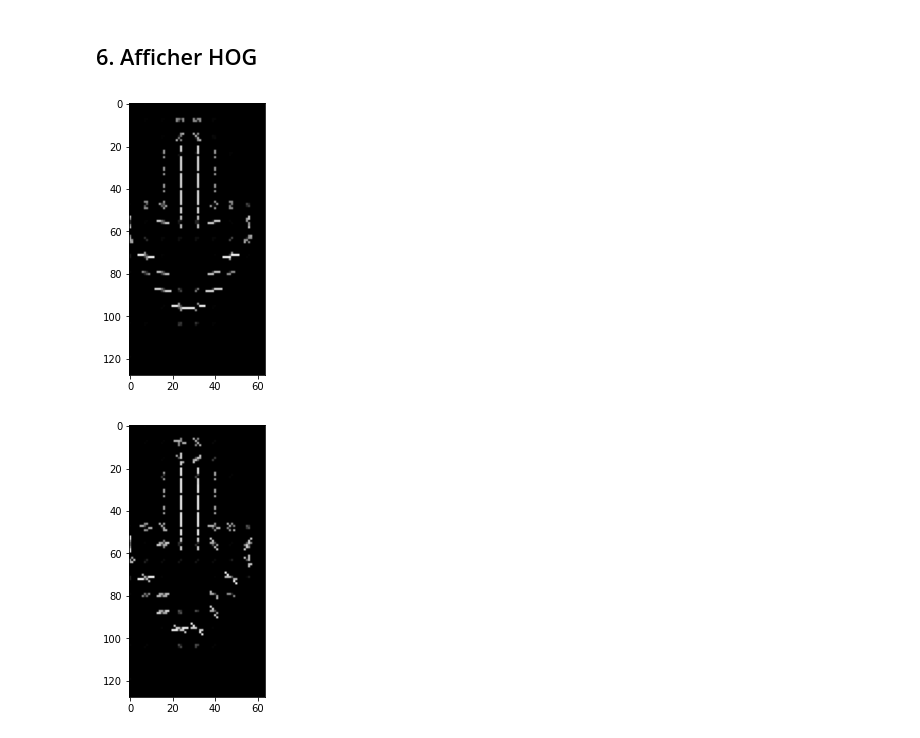
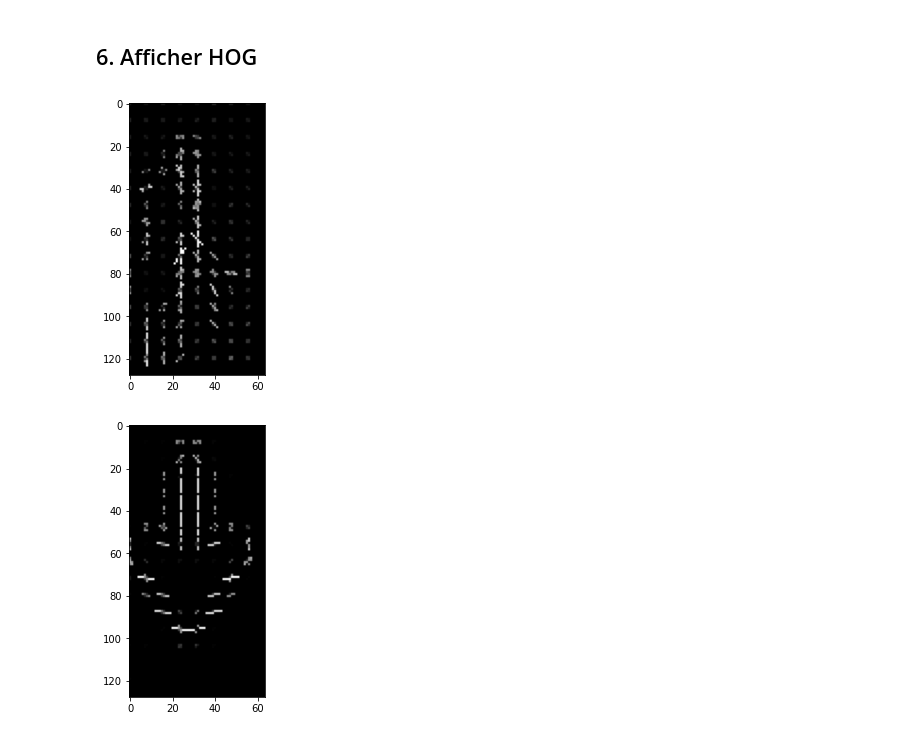
Before and after one commit to lisacsn/Histogram-of-Oriented-Gradients, a Jupyter notebook: Implémentation/Projet Hog.ipynb, the cells around one changed output. Cells and saved outputs as stored; diff of their text form; code cells hidden in the pictures.

```diff
--- a/Implémentation/Projet Hog.ipynb
+++ b/Implémentation/Projet Hog.ipynb
@@ -111,4 +123,5 @@ def magnitude_and_orientation(gx, gy):
 
     return magnitude, orientation
 
-m, o = magnitude_and_orientation(matrice_x(image_resized, masque),matrice_y(image_resized, masque))
+m_cam, o_cam = magnitude_and_orientation(matrice_x(image_cam, masque),matrice_y(image_cam, masque))
+m_fleche, o_fleche = magnitude_and_orientation(matrice_x(image_fleche, masque),matrice_y(image_fleche, masque))
@@ -131,12 +144,3 @@ def afficher_hist(hist, hist_bins):
     plt.xlabel("Orientation")
     plt.ylabel("Gradient Magnitude")
     plt.show()
-# %%
-hist = np.zeros(9)
-rows,cols = image_resized.shape
-
-for i in range(rows):
-    for j in range(cols) :
-        hist[int(np.floor(o[i,j]/20))] += m[i,j]
-
-afficher_hist(hist, hist_bins)
@@ -153,7 +153,7 @@ If we divide the image into 8×8 cells and generate the histograms, we will get
 # %% [markdown]
 ![image.png](attachment:image.png)
 # %%
-def histogram_per_cell(img):
+def histogram_per_cell(img, o, m):
     hist_bins = np.array([0,20,40,60,80,100,120,140,160])
 
     rows,cols = img.shape
@@ -244 +206,4 @@ histograms.shape
+# %%
+histograms_cam = histogram_per_cell(image_cam, o_cam, m_cam)
+histograms_fleche = histogram_per_cell(image_fleche, o_fleche, m_fleche)
 # %%
@@ -346,36 +275,34 @@ def afficher_image(hist):
 
     height = 128
     width = 64
     hog_image = np.zeros((height, width))
 
     centre_cell = 8 / 2
     max_mag = np.array(hist).max()
 
     for x in range(hist.shape[0]):
             for y in range(hist.shape[1]):
 
                 grad = hist[x][y]
                 grad /= max_mag
                 angle = 0
                 angle_gap = 360 / 9 # divisé par le nombre de bins
 
                 for magnitude in grad:
                     angle_radian = math.radians(angle)
                     x1 = int(x * 8 + magnitude * centre_cell * math.cos(angle_radian))
                     y1 = int(y * 8 - magnitude * centre_cell * math.sin(angle_radian))
                     x2 = int(x * 8 - magnitude * centre_cell * math.cos(angle_radian))
                     y2 = int(y * 8 + magnitude * centre_cell * math.sin(angle_radian))
                     cv2.line(hog_image, (y1, x1), (y2, x2), int(255 * math.sqrt(magnitude)))
                     angle += angle_gap
 
     plt.figure(figsize = (10,5))
     plt.imshow(hog_image, 'gray')
     plt.show()
 
-afficher_image(histograms)
+afficher_image(histograms_cam)
+afficher_image(histograms_fleche)
 # %% [output]
-[figure, old version]
+[figure, new version]
+[figure, added]
-# %%
-afficher_image(histograms_ancienne_version)
-# %% [output]
-[figure, removed]
```
Also changed, not shown: parts of 43 cells of this notebook.
